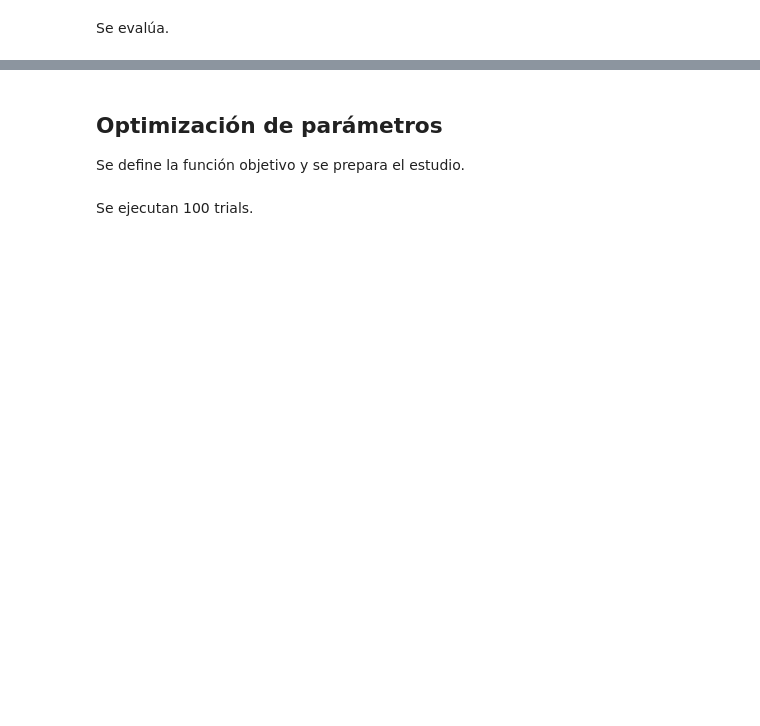
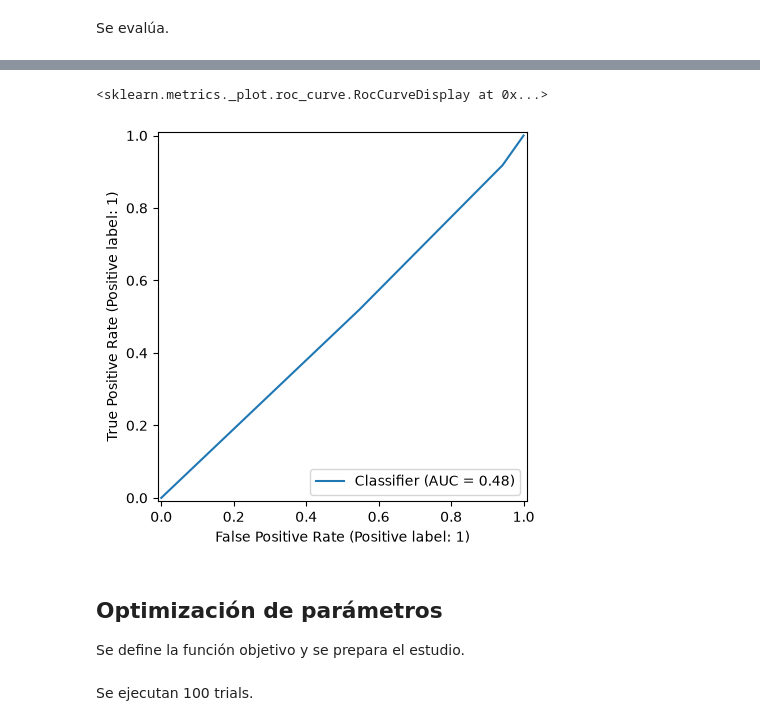
Before and after one commit to LCampi01/machine_learning_ceia, a Jupyter notebook: knn.ipynb, the cells around one changed output, grey strips where cells are left out. Cells and saved outputs as stored; diff of their text form; code cells hidden in the pictures; blank space fills up the shorter version.

```diff
--- a/knn.ipynb
+++ b/knn.ipynb
@@ -122,3 +131,10 @@ weighted avg       0.77      0.51      0.45      3186
+# %%
+y_scores = knn_model.predict_proba(X_test)[:, 1]
+
+RocCurveDisplay.from_predictions(y_test, y_scores)
+# %% [output]
+<sklearn.metrics._plot.roc_curve.RocCurveDisplay at 0x...>
+[figure, added]
 # %% [markdown]
 ## Optimización de parámetros
 
```
Also changed, not shown: parts of 9 cells of this notebook.
